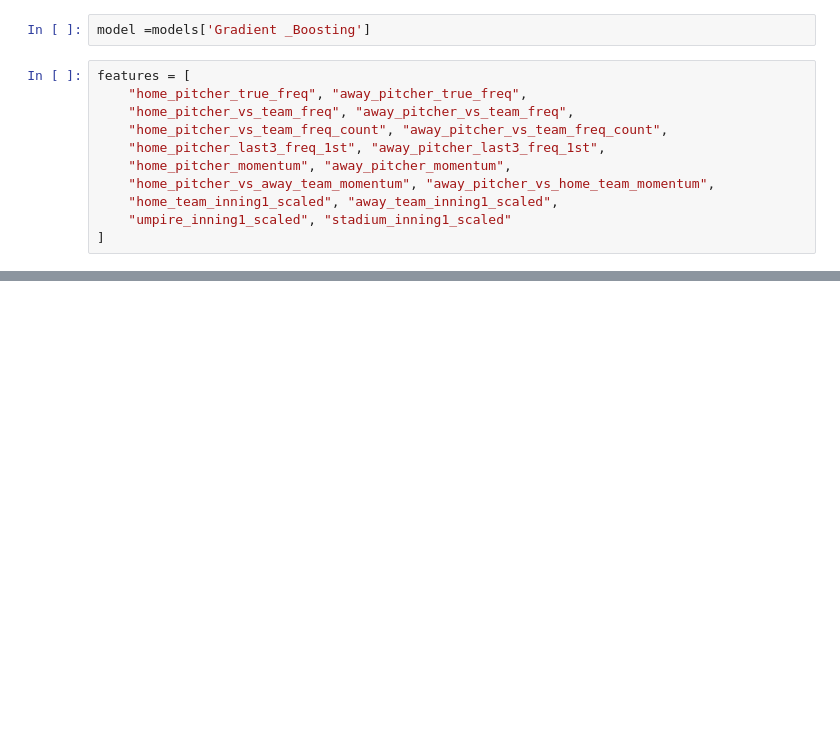
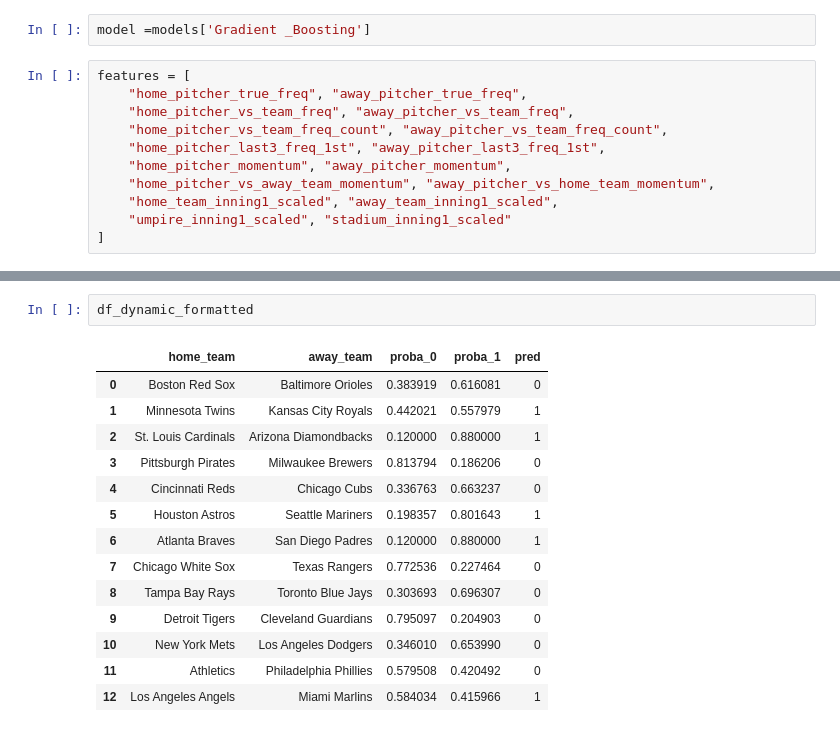
Before and after one commit to depresionTropical/mlb_1_inning, a Jupyter notebook: prefict.ipynb, the cells around one changed output, grey strips where cells are left out. Cells and saved outputs as stored; diff of their text form; blank space fills up the shorter version.

```diff
--- a/prefict.ipynb
+++ b/prefict.ipynb
@@ -102,0 +424,17 @@ display(df_result[columnas_a_mostrar])
+# %%
+df_dynamic_formatted
+# %% [output]
+|  | home_team | away_team | proba_0 | proba_1 | pred |
+| 0 | Boston Red Sox | Baltimore Orioles | 0.383919 | 0.616081 | 0 |
+| 1 | Minnesota Twins | Kansas City Royals | 0.442021 | 0.557979 | 1 |
+| 2 | St. Louis Cardinals | Arizona Diamondbacks | 0.120000 | 0.880000 | 1 |
+| 3 | Pittsburgh Pirates | Milwaukee Brewers | 0.813794 | 0.186206 | 0 |
+| 4 | Cincinnati Reds | Chicago Cubs | 0.336763 | 0.663237 | 0 |
+| 5 | Houston Astros | Seattle Mariners | 0.198357 | 0.801643 | 1 |
+| 6 | Atlanta Braves | San Diego Padres | 0.120000 | 0.880000 | 1 |
+| 7 | Chicago White Sox | Texas Rangers | 0.772536 | 0.227464 | 0 |
+| 8 | Tampa Bay Rays | Toronto Blue Jays | 0.303693 | 0.696307 | 0 |
+| 9 | Detroit Tigers | Cleveland Guardians | 0.795097 | 0.204903 | 0 |
+| 10 | New York Mets | Los Angeles Dodgers | 0.346010 | 0.653990 | 0 |
+| 11 | Athletics | Philadelphia Phillies | 0.579508 | 0.420492 | 0 |
+| 12 | Los Angeles Angels | Miami Marlins | 0.584034 | 0.415966 | 1 |
```
Also changed, not shown: parts of 13 cells of this notebook, 5 other files.
